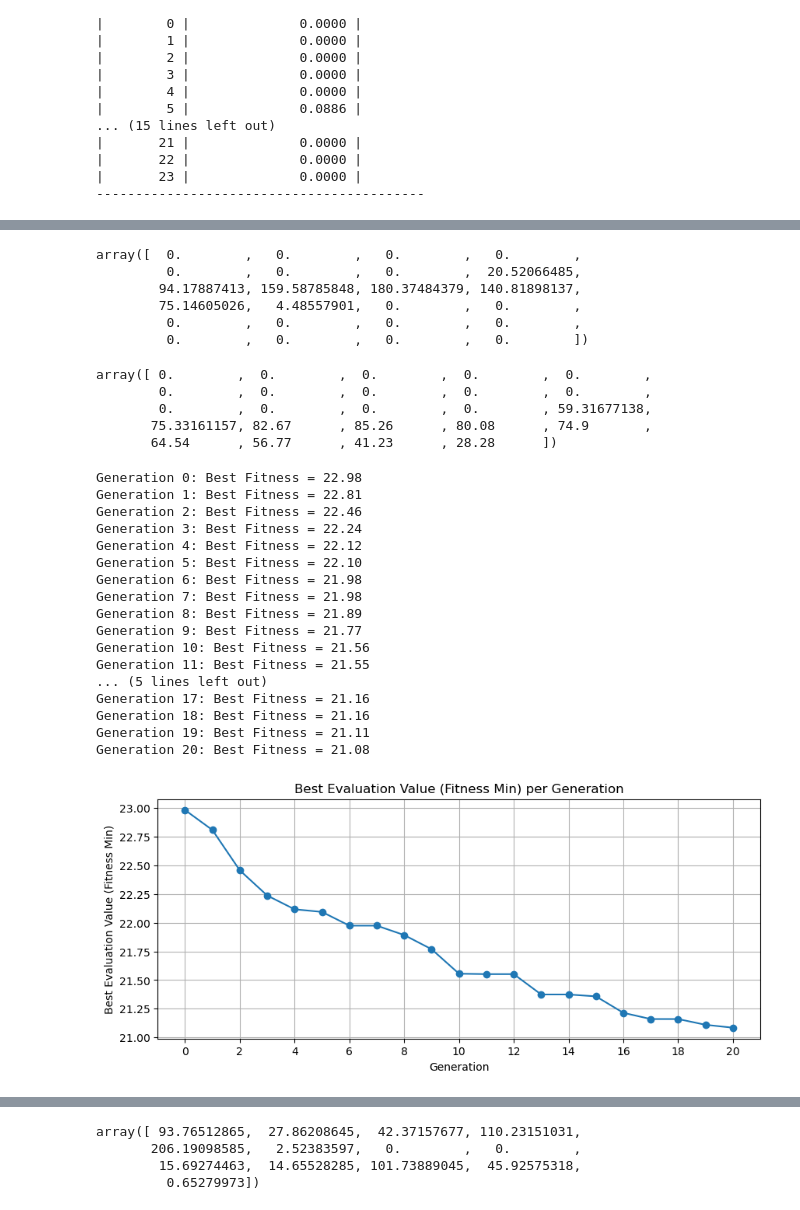
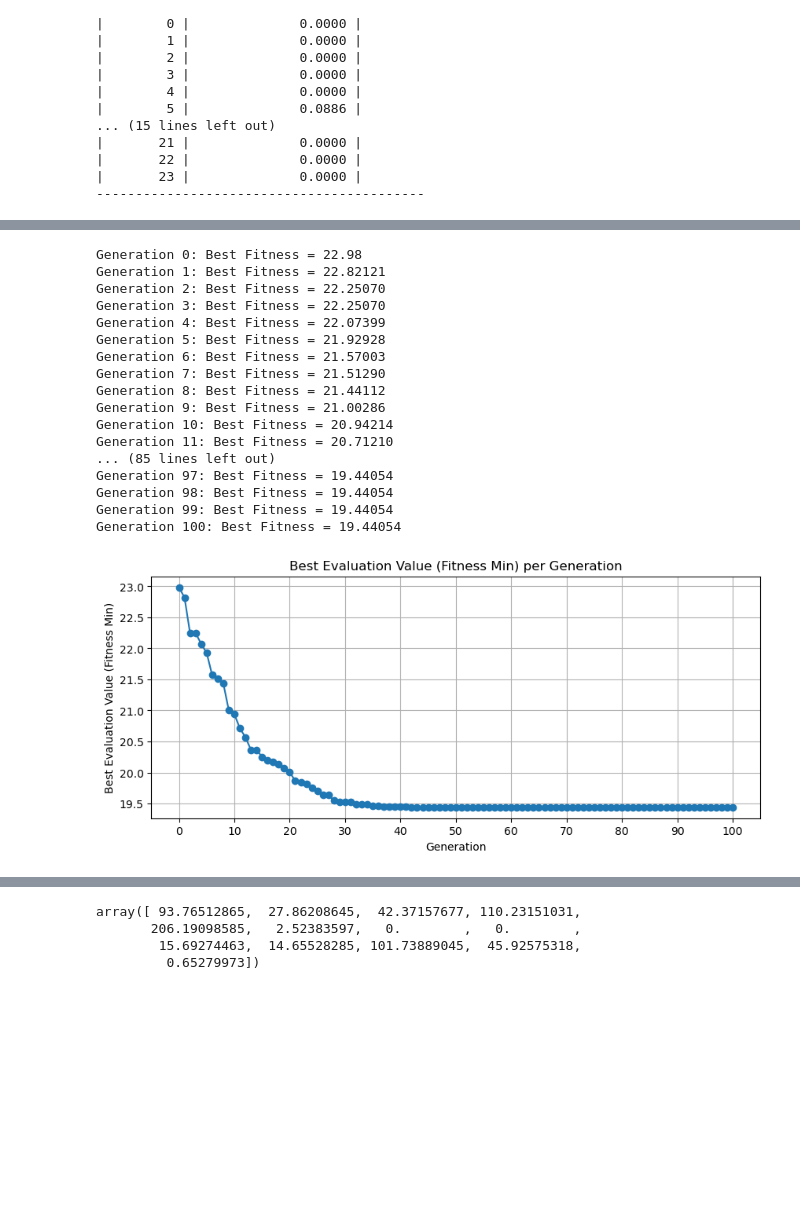
Before and after one commit to 123min123min/study_ai, a Jupyter notebook: DRO_orca.ipynb, the cells around one changed output, grey strips where cells are left out. Drawn from its saved outputs; the diff is of its cells as text; code cells hidden in the pictures; blank space fills up the shorter version.

```diff
--- a/DRO_orca.ipynb
+++ b/DRO_orca.ipynb
@@ -463,2 +466,2 @@ pv_sel
 # %%
-ess_sel
+ess_sel=661.6105948459211
@@ -467,2 +468,13 @@ ess_sel
 # %%
-P_disp
+P_disp=np.array([[160.        , 160.        , 160.        , 160.        ,
+        160.        , 160.        , 160.        , 160.        ,
+        160.        , 160.        , 160.        , 160.        ,
+        160.        , 160.        , 160.        , 160.        ,
+        160.        , 160.        , 160.        , 160.        ,
+        160.        , 160.        , 160.        , 160.        ],
+       [ 73.1       ,  65.33      ,  60.15      ,  57.56      ,
+         57.56      ,  57.51225218,  57.60685902,  50.        ,
+         50.        ,  50.        ,  50.        ,  50.        ,
+         50.        ,  50.        ,  50.        ,  50.        ,
+         50.        ,  50.        ,  50.        ,  50.        ,
+         50.        ,  50.        ,  50.        ,  50.        ]])
@@ -482,20 +481,16 @@ array([[160.        , 160.        , 160.        , 160.        ,
 # %%
-ch_vals
+ch_vals=np.array([  0.        ,   0.        ,   0.        ,   0.        ,
+         0.        ,   0.        ,   0.        ,  20.52066485,
+        94.17887413, 159.58785848, 180.37484379, 140.81898137,
+        75.14605026,   4.48557901,   0.        ,   0.        ,
+         0.        ,   0.        ,   0.        ,   0.        ,
+         0.        ,   0.        ,   0.        ,   0.        ])
-# %% [output]
-array([  0.        ,   0.        ,   0.        ,   0.        ,
-         0.        ,   0.        ,   0.        ,  20.52066485,
-        94.17887413, 159.58785848, 180.37484379, 140.81898137,
-        75.14605026,   4.48557901,   0.        ,   0.        ,
-         0.        ,   0.        ,   0.        ,   0.        ,
-         0.        ,   0.        ,   0.        ,   0.        ])
 # %%
-dch_vals
+dch_vals=np.array([ 0.        ,  0.        ,  0.        ,  0.        ,  0.        ,
+        0.        ,  0.        ,  0.        ,  0.        ,  0.        ,
+        0.        ,  0.        ,  0.        ,  0.        , 59.31677138,
+       75.33161157, 82.67      , 85.26      , 80.08      , 74.9       ,
+       64.54      , 56.77      , 41.23      , 28.28      ])
-# %% [output]
-array([ 0.        ,  0.        ,  0.        ,  0.        ,  0.        ,
-        0.        ,  0.        ,  0.        ,  0.        ,  0.        ,
-        0.        ,  0.        ,  0.        ,  0.        , 59.31677138,
-       75.33161157, 82.67      , 85.26      , 80.08      , 74.9       ,
-       64.54      , 56.77      , 41.23      , 28.28      ])
 # %%
 import random
 import numpy as np
@@ -621,7 +616,7 @@ def distribute_ess(pv_sel, ess_sel, P_disp, ch, dch,
         if hof:
             current_best_fitness = hof[0].fitness.values[0]
             best_fitness_history.append(current_best_fitness)
-            print(f"Generation {gen}: Best Fitness = {current_best_fitness:.2f}")
+            print(f"Generation {gen}: Best Fitness = {current_best_fitness:.5f}")
 
     # --- GA 실행 종료 ---
 
@@ -652,49 +647,49 @@ def distribute_ess(pv_sel, ess_sel, P_disp, ch, dch,
         tick_step = max(1, (ngen +1) // 10 if (ngen+1) > 0 else 1)
         plt.xticks(range(0, len(best_fitness_history), tick_step))
         plt.grid(True)
         plt.show()
     else:
         print("No fitness history recorded to plot.")
 
     return alloc
 
 # --------------------------------------------------
 # Stage 2 호출 부분
 # --------------------------------------------------
 # 이전에 정의된 pv_sel, ess_sel, P_disp, ch_vals, dch_vals,
 # load_template, bus_data, P_pv_robust_values, solar_shape, branch_data, T 변수들이 필요합니다.
 # (이 변수들은 노트북의 이전 셀에서 정의되어 있다고 가정합니다)
 
 best_alloc = distribute_ess(pv_sel, ess_sel, P_disp,
                             ch_vals, dch_vals,
-                            pop_size=30, ngen=20, seed=42, # ngen=0이면 Gen 0만 실행됨
+                            pop_size=50, ngen=100, seed=42, # ngen=0이면 Gen 0만 실행됨
                             cxpb=0.6, mutpb=0.3) # 교차 및 변이 확률 전달
 
 print("\n[Stage-2]  최적 ESS 배치")
 if best_alloc is not None and len(best_alloc) == len(load_template):
     for i, cap in enumerate(best_alloc):
         bus_number = load_template[i][0]
         print(f"  • Bus {bus_number:>2}: {cap:7.2f} MWh")
     print(f"  Σ = {best_alloc.sum():.2f} MWh  (≡ Stage-1 ESS: {ess_sel:.2f} MWh)")
 else:
     print("  최적 ESS 배치를 결정하지 못했습니다.")
 # %% [output]
 Generation 0: Best Fitness = 22.98
-Generation 1: Best Fitness = 22.81
-Generation 2: Best Fitness = 22.46
-Generation 3: Best Fitness = 22.24
-Generation 4: Best Fitness = 22.12
-Generation 5: Best Fitness = 22.10
-Generation 6: Best Fitness = 21.98
-Generation 7: Best Fitness = 21.98
-Generation 8: Best Fitness = 21.89
-Generation 9: Best Fitness = 21.77
-Generation 10: Best Fitness = 21.56
-Generation 11: Best Fitness = 21.55
-... (5 lines left out)
-Generation 17: Best Fitness = 21.16
-Generation 18: Best Fitness = 21.16
-Generation 19: Best Fitness = 21.11
-Generation 20: Best Fitness = 21.08
+Generation 1: Best Fitness = 22.82121
+Generation 2: Best Fitness = 22.25070
+Generation 3: Best Fitness = 22.25070
+Generation 4: Best Fitness = 22.07399
+Generation 5: Best Fitness = 21.92928
+Generation 6: Best Fitness = 21.57003
+Generation 7: Best Fitness = 21.51290
+Generation 8: Best Fitness = 21.44112
+Generation 9: Best Fitness = 21.00286
+Generation 10: Best Fitness = 20.94214
+Generation 11: Best Fitness = 20.71210
+... (85 lines left out)
+Generation 97: Best Fitness = 19.44054
+Generation 98: Best Fitness = 19.44054
+Generation 99: Best Fitness = 19.44054
+Generation 100: Best Fitness = 19.44054
-[figure, old version]
+[figure, new version]
 [Stage-2]  최적 ESS 배치
```
Also changed, not shown: parts of 13 cells of this notebook.
